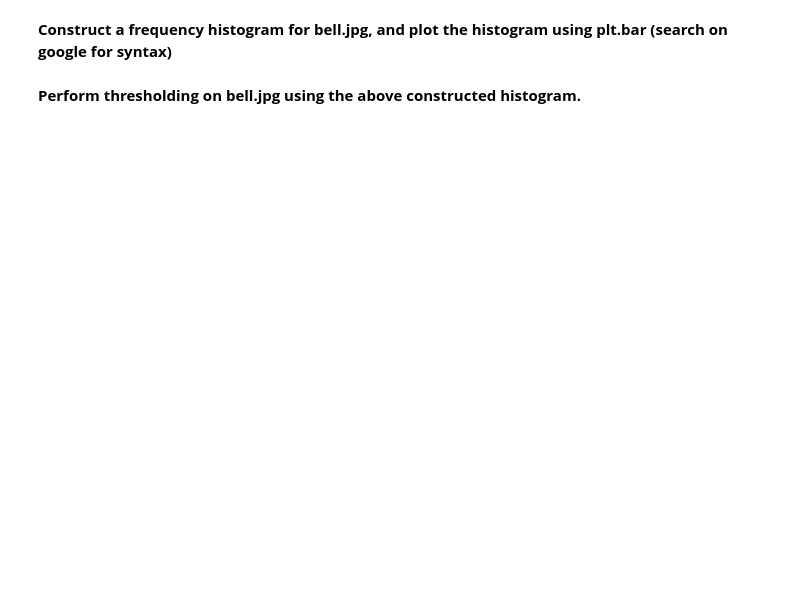
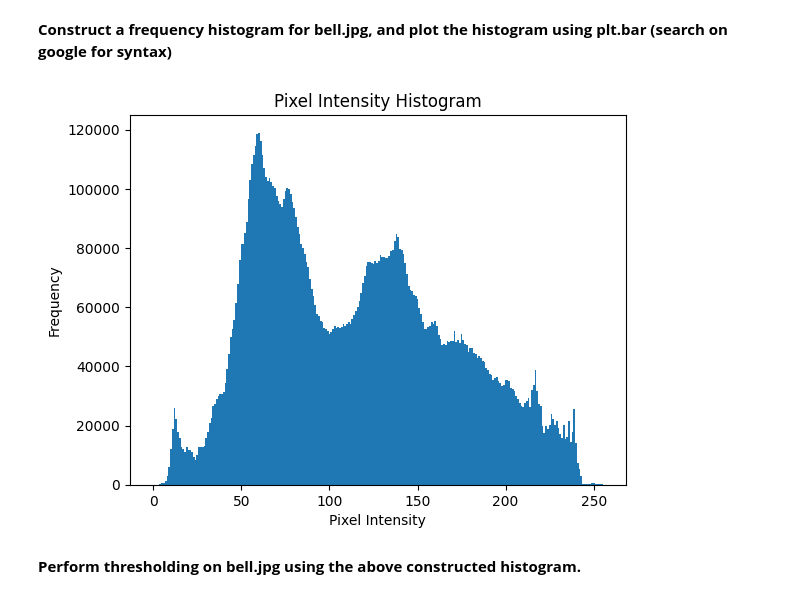
Before and after one commit to Harshavardhan-Pandurangan/CVIT_Workshop, a Jupyter notebook: Day 1/Session 1.ipynb, the cells around one changed output. Drawn from its saved outputs; the diff is of its cells as text; code cells hidden in the pictures; blank space fills up the shorter version.

```diff
--- a/Day 1/Session 1.ipynb
+++ b/Day 1/Session 1.ipynb
@@ -611,4 +749,17 @@ plt.show()
 # %% [markdown]
 **Construct a frequency histogram for bell.jpg, and plot the histogram using plt.bar (search on google for syntax)**
+# %%
+image_path = 'drive/MyDrive/Colab Notebooks/Images/bell.jpeg'
+image = cv2.imread(image_path)
+grayscale_image = cv2.cvtColor(image, cv2.COLOR_BGR2GRAY)
+
+histogram, bins = np.histogram(grayscale_image, bins=256, range=[0, 256])
+plt.title('Pixel Intensity Histogram')
+plt.xlabel('Pixel Intensity')
+plt.ylabel('Frequency')
+plt.bar(bins[:-1], histogram, width=1)
+plt.show()
+# %% [output]
+[figure, added]
 # %% [markdown]
 **Perform thresholding on bell.jpg using the above constructed histogram.**
```
Also changed, not shown: parts of 27 cells of this notebook.
